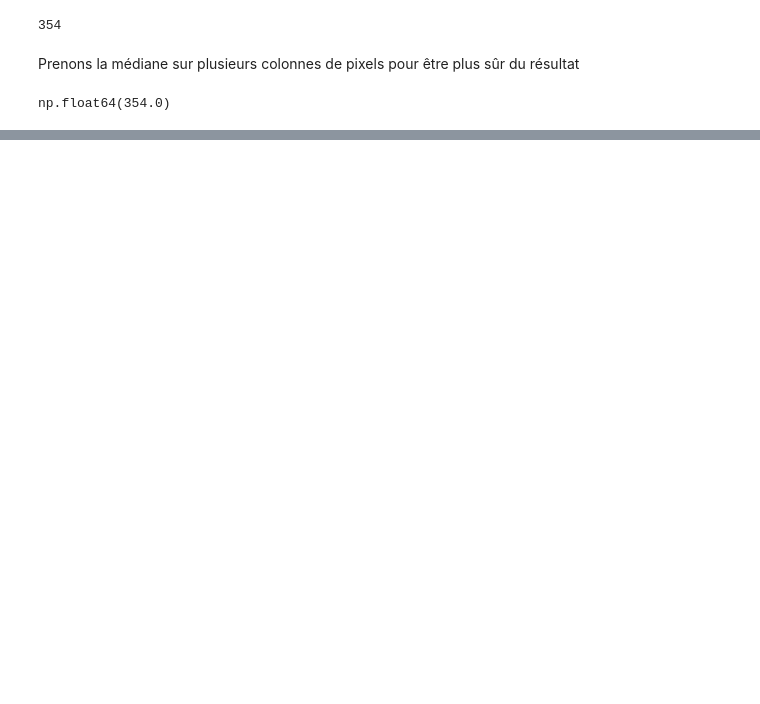
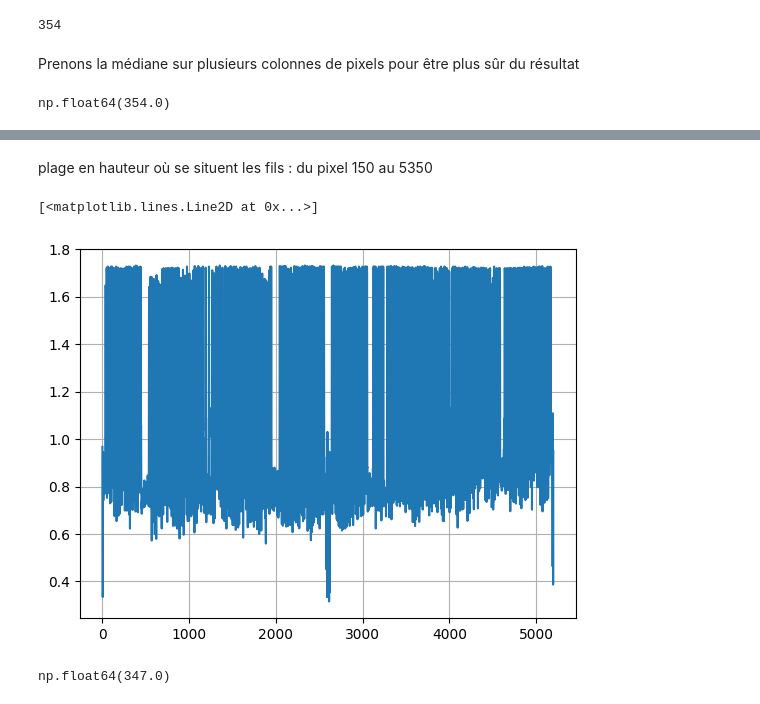
Before and after one commit to GabrielVandersippe/cern-cablage, a Jupyter notebook: Matthieu.ipynb, the cells around one changed output, grey strips where cells are left out. Saved outputs shown, nothing was run; the diff lists cells and outputs as text; code cells hidden in the pictures; blank space fills up the shorter version.

```diff
--- a/Matthieu.ipynb
+++ b/Matthieu.ipynb
@@ -80,0 +71,18 @@ plt.imshow(sections[4][0:200,:,])
+# %% [markdown]
+plage en hauteur où se situent les fils : du pixel 150 au 5350
+# %%
+sectionimage = np.array([[ im[i,6050 + j,].tolist() for j in range(15) ] for i in range(150,5350) ]) # section sur laquelle on va compter
+plt.figure()
+plt.grid()
+plt.plot(trace(sectionimage))
+# %% [output]
+[<matplotlib.lines.Line2D at 0x...>]
+[figure, added]
+# %%
+sections_droite = [    np.array([[ im[i,(6050 + j) + 10*shift,].tolist() for j in range(15) ] for i in range(150,5350) ])    for shift in range(5)  ]
+L = []
+for sec in sections_droite:
+    L.append(compte(sec, seuil))
+np.median(L)
+# %% [output]
+np.float64(347.0)
```
Also changed, not shown: parts of 15 cells of this notebook.
